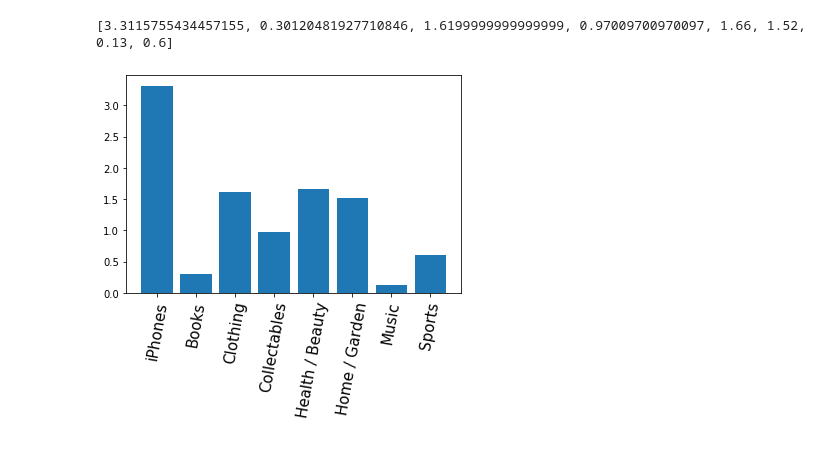
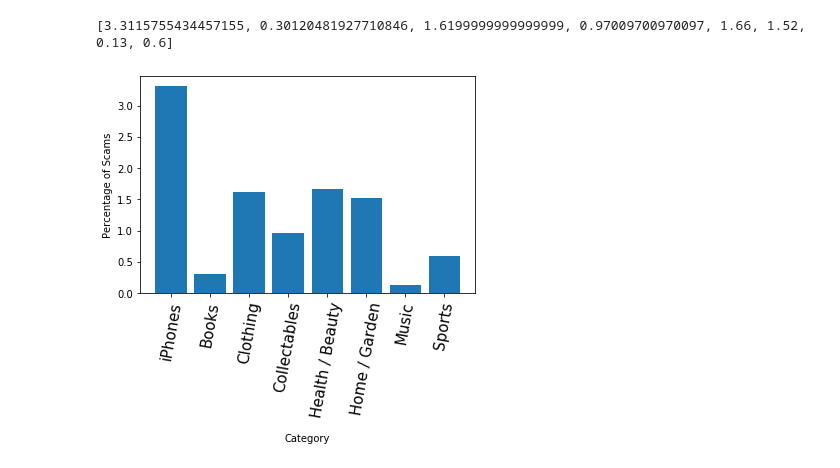
Before and after one commit to micktor/184final, a Jupyter notebook: Final.ipynb, the cells around one changed output. Saved outputs shown, nothing was run; the diff lists cells and outputs as text; code cells hidden in the pictures.

```diff
--- a/Final.ipynb
+++ b/Final.ipynb
@@ -275,17 +275,19 @@ print(scamrate_list)
 # %%
 catname_list = [
     'iPhones',
     'Books',
     'Clothing',
     'Collectables',
     'Health / Beauty',
     'Home / Garden',
     'Music',
     'Sports',
 ]
 index = np.arange(len(catname_list))
 plt.bar(index, scamrate_list)
 plt.xticks(index, catname_list, fontsize=15, rotation=80)
+plt.ylabel("Percentage of Scams")
+plt.xlabel("\nCategory")
 plt.show()
 # %% [output]
-[figure, old version]
+[figure, new version]
```
Also changed, not shown: parts of 4 cells of this notebook, 3 other files.
